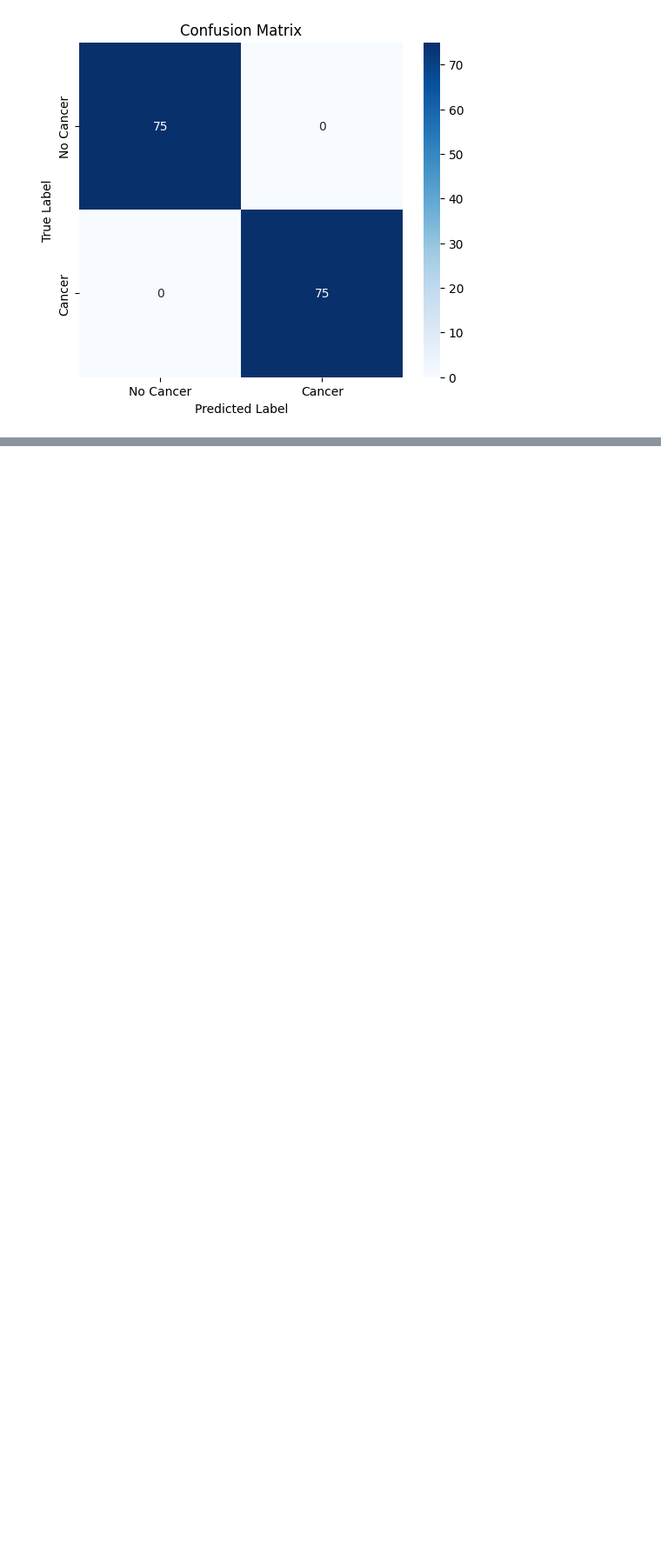
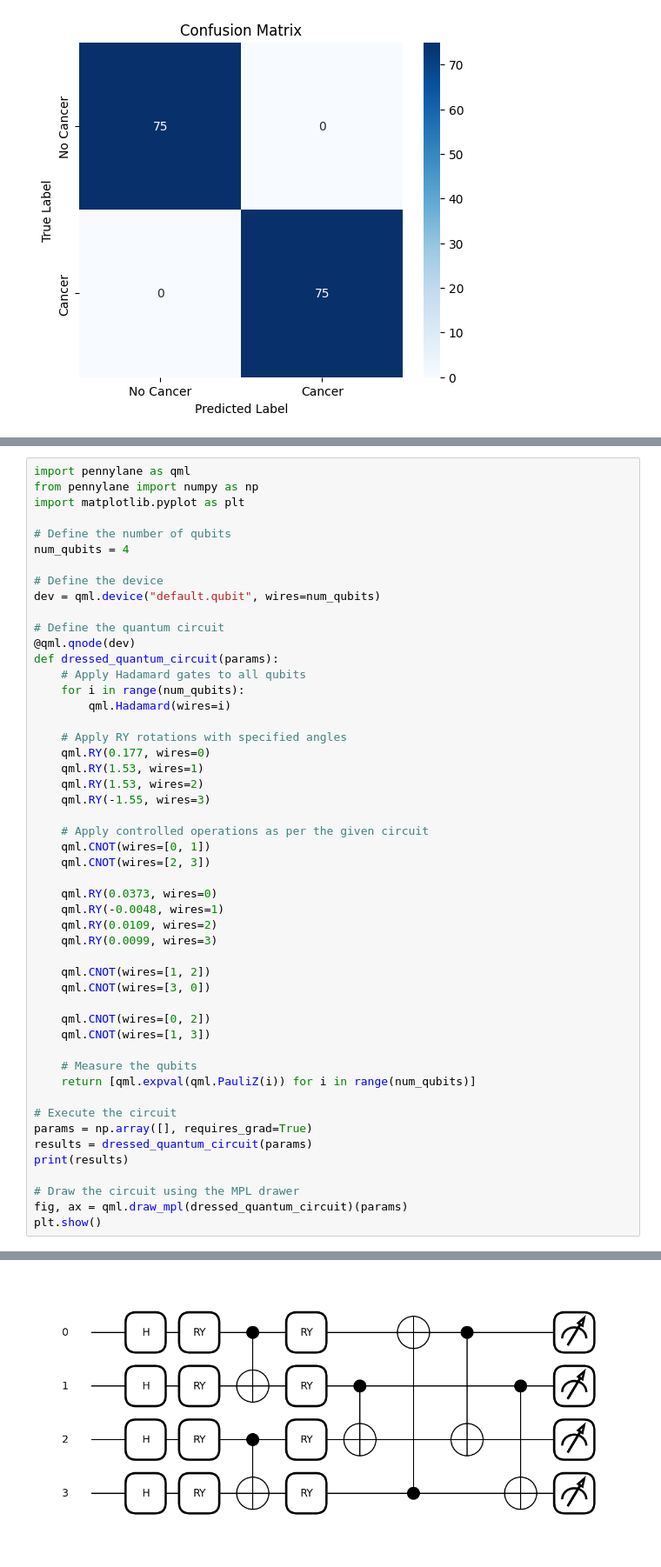
Before and after one commit to rm-rf-humans/QNN, a Jupyter notebook: H_QNNs.ipynb, the cells around one changed output, grey strips where cells are left out. Shown at 87% size. Drawn from its saved outputs; the diff is of its cells as text; blank space fills up the shorter version.

Commit message:
Visualization Dressed Quantum Circuit

```diff
--- a/H_QNNs.ipynb
+++ b/H_QNNs.ipynb
@@ -711,0 +787,51 @@ AUC ROC: 1.0000
+# %%
+import pennylane as qml
+from pennylane import numpy as np
+import matplotlib.pyplot as plt
+
+# Define the number of qubits
+num_qubits = 4
+
+# Define the device
+dev = qml.device("default.qubit", wires=num_qubits)
+
+# Define the quantum circuit
+@qml.qnode(dev)
+def dressed_quantum_circuit(params):
+    # Apply Hadamard gates to all qubits
+    for i in range(num_qubits):
+        qml.Hadamard(wires=i)
+
+    # Apply RY rotations with specified angles
+    qml.RY(0.177, wires=0)
+    qml.RY(1.53, wires=1)
+    qml.RY(1.53, wires=2)
+    qml.RY(-1.55, wires=3)
+
+    # Apply controlled operations as per the given circuit
+    qml.CNOT(wires=[0, 1])
+    qml.CNOT(wires=[2, 3])
+
+    qml.RY(0.0373, wires=0)
+    qml.RY(-0.0048, wires=1)
+    qml.RY(0.0109, wires=2)
+    qml.RY(0.0099, wires=3)
+
+    qml.CNOT(wires=[1, 2])
+    qml.CNOT(wires=[3, 0])
+
+    qml.CNOT(wires=[0, 2])
+    qml.CNOT(wires=[1, 3])
+
+    # Measure the qubits
+    return [qml.expval(qml.PauliZ(i)) for i in range(num_qubits)]
+
+# Execute the circuit
+params = np.array([], requires_grad=True)
+results = dressed_quantum_circuit(params)
+print(results)
+
+# Draw the circuit using the MPL drawer
+fig, ax = qml.draw_mpl(dressed_quantum_circuit)(params)
+plt.show()
+# %% [output]
@@ -711,0 +839 @@ AUC ROC: 1.0000
+[figure, added]
```
Also changed, not shown: parts of 5 cells of this notebook.
